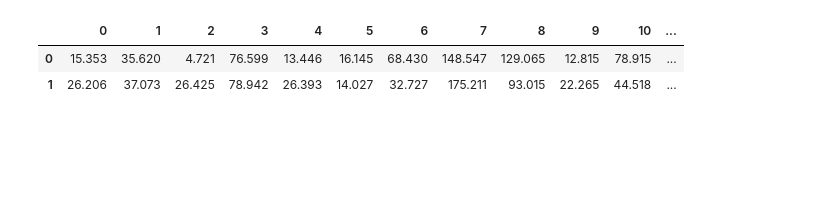
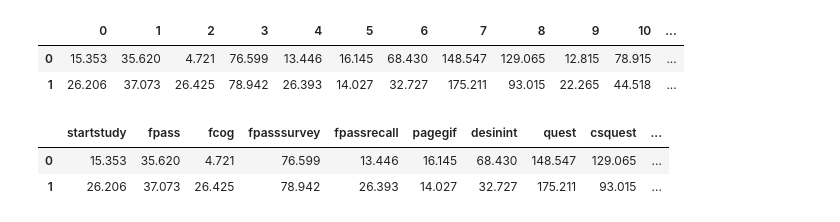
Before and after one commit to rizupaudel/designStudy, a Jupyter notebook: data/analysis.ipynb, the cells around one changed output. Saved outputs shown, nothing was run; the diff lists cells and outputs as text; code cells hidden in the pictures; blank space fills up the shorter version.

```diff
--- a/data/analysis.ipynb
+++ b/data/analysis.ipynb
@@ -80,11 +80,18 @@ password_response_df.sort_index(axis=1)
 | 1 | bankkoaccount@123 | bankkoaccount@1233 | ishouldcreatestrongpassword@123 | NaN | NaN | NaN |
 # %%
 page_time_df = pd.DataFrame(time_response)
-page_time_df.sort_index(axis=1, key=lambda x: x.astype(int))
+page_time_df_sorted = page_time_df.sort_index(axis=1, key=lambda x: x.astype(int))
+page_time_df_sorted
 # %% [output]
 |  | 0 | 1 | 2 | 3 | 4 | 5 | 6 | 7 | 8 | 9 | 10 | ... |
 | 0 | 15.353 | 35.620 | 4.721 | 76.599 | 13.446 | 16.145 | 68.430 | 148.547 | 129.065 | 12.815 | 78.915 | ... |
 | 1 | 26.206 | 37.073 | 26.425 | 78.942 | 26.393 | 14.027 | 32.727 | 175.211 | 93.015 | 22.265 | 44.518 | ... |
+# %%
+page_time_df_sorted.rename(page_map, axis=1)
+# %% [output]
+|  | startstudy | fpass | fcog | fpasssurvey | fpassrecall | pagegif | desinint | quest | csquest | ... |
+| 0 | 15.353 | 35.620 | 4.721 | 76.599 | 13.446 | 16.145 | 68.430 | 148.547 | 129.065 | ... |
+| 1 | 26.206 | 37.073 | 26.425 | 78.942 | 26.393 | 14.027 | 32.727 | 175.211 | 93.015 | ... |
 # %%
 # top 5 pages with higher time
 top5 = pd.DataFrame(columns=['page', 'time'])
```
Also changed, not shown: parts of 9 cells of this notebook, 7 other files.
